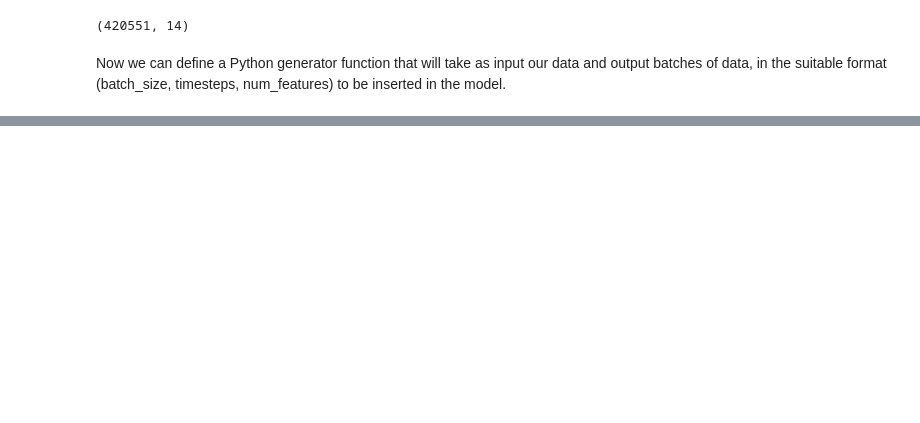
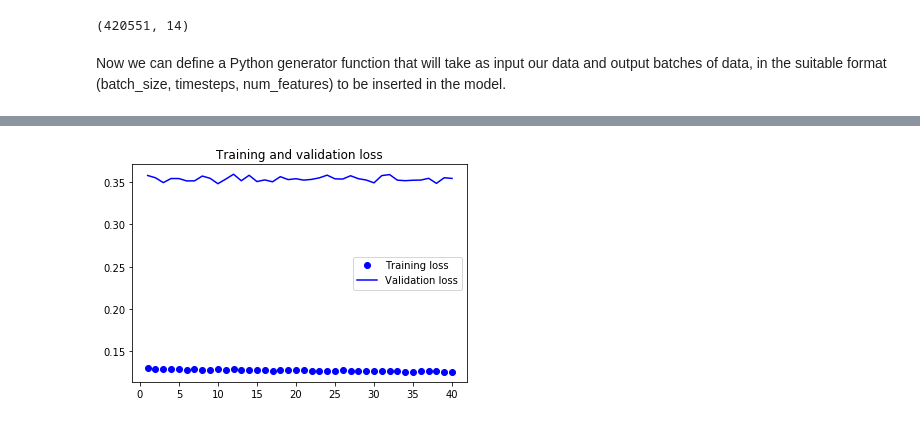
Before and after one commit to mappls/Playfield, a Jupyter notebook: keras/11_rnn_temperature.ipynb, the cells around one changed output, grey strips where cells are left out. Cells and saved outputs as stored; diff of their text form; code cells hidden in the pictures; blank space fills up the shorter version.

```diff
--- a/keras/11_rnn_temperature.ipynb
+++ b/keras/11_rnn_temperature.ipynb
@@ -186,0 +354,4 @@ def plot_history(history):
+# %%
+plot_history(history_drop)
+# %% [output]
+[figure, added]
```
Also changed, not shown: parts of 19 cells of this notebook.
